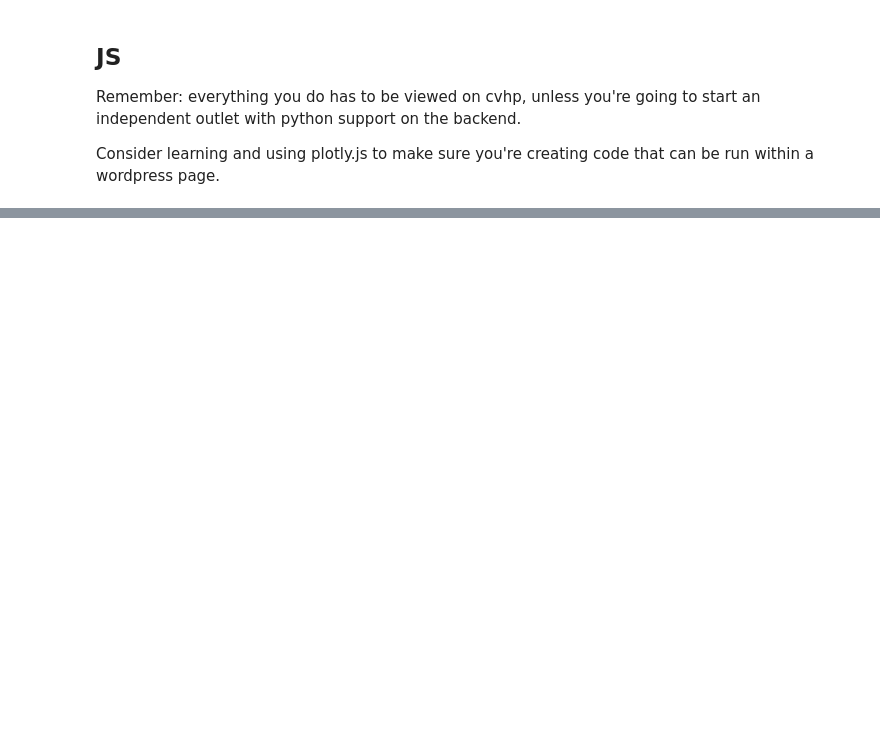
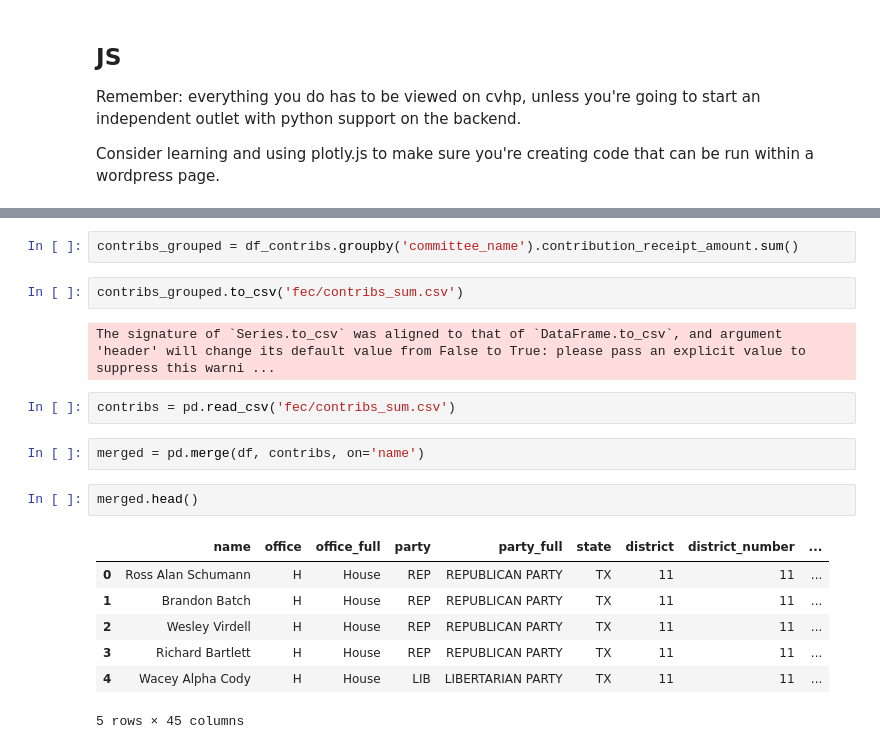
Before and after one commit to nemo-omen/tx-politics, a Jupyter notebook: holoviews.ipynb, the cells around one changed output, grey strips where cells are left out. Saved outputs shown, nothing was run; the diff lists cells and outputs as text; blank space fills up the shorter version.

```diff
--- a/holoviews.ipynb
+++ b/holoviews.ipynb
@@ -51,0 +105,20 @@ Consider learning and using plotly.js to make sure you're creating code that can
+# %%
+contribs_grouped = df_contribs.groupby('committee_name').contribution_receipt_amount.sum()
+# %%
+contribs_grouped.to_csv('fec/contribs_sum.csv')
+# %% [output]
+The signature of `Series.to_csv` was aligned to that of `DataFrame.to_csv`, and argument 'header' will change its default value from False to True: please pass an explicit value to suppress this warni ...
+# %%
+contribs = pd.read_csv('fec/contribs_sum.csv')
+# %%
+merged = pd.merge(df, contribs, on='name')
+# %%
+merged.head()
+# %% [output]
+|  | name | office | office_full | party | party_full | state | district | district_number | ... |
+| 0 | Ross Alan Schumann | H | House | REP | REPUBLICAN PARTY | TX | 11 | 11 | ... |
+| 1 | Brandon Batch | H | House | REP | REPUBLICAN PARTY | TX | 11 | 11 | ... |
+| 2 | Wesley Virdell | H | House | REP | REPUBLICAN PARTY | TX | 11 | 11 | ... |
+| 3 | Richard Bartlett | H | House | REP | REPUBLICAN PARTY | TX | 11 | 11 | ... |
+| 4 | Wacey Alpha Cody | H | House | LIB | LIBERTARIAN PARTY | TX | 11 | 11 | ... |
+5 rows × 45 columns
```
Also changed, not shown: parts of 11 cells of this notebook, 5 other files.
